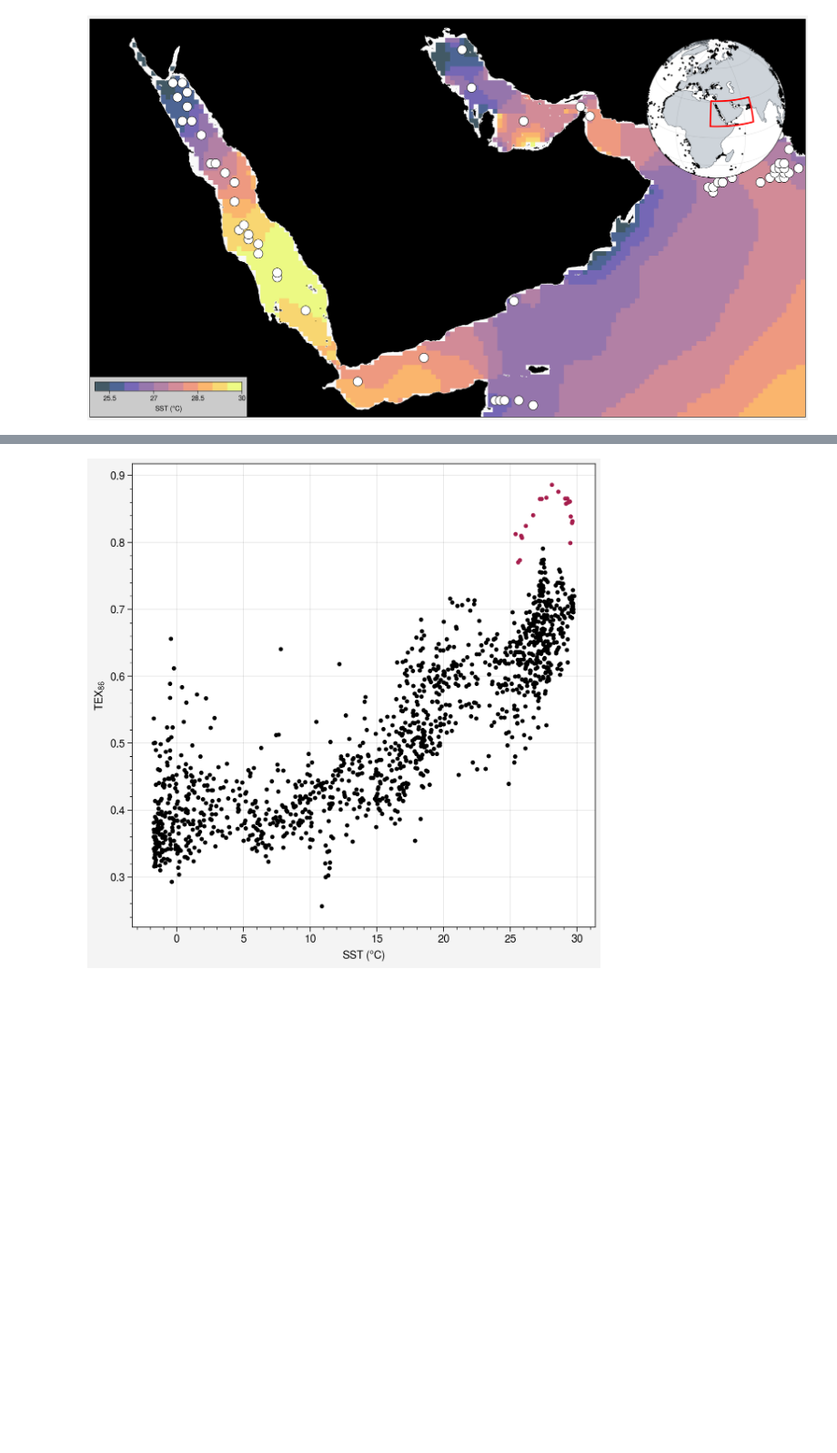
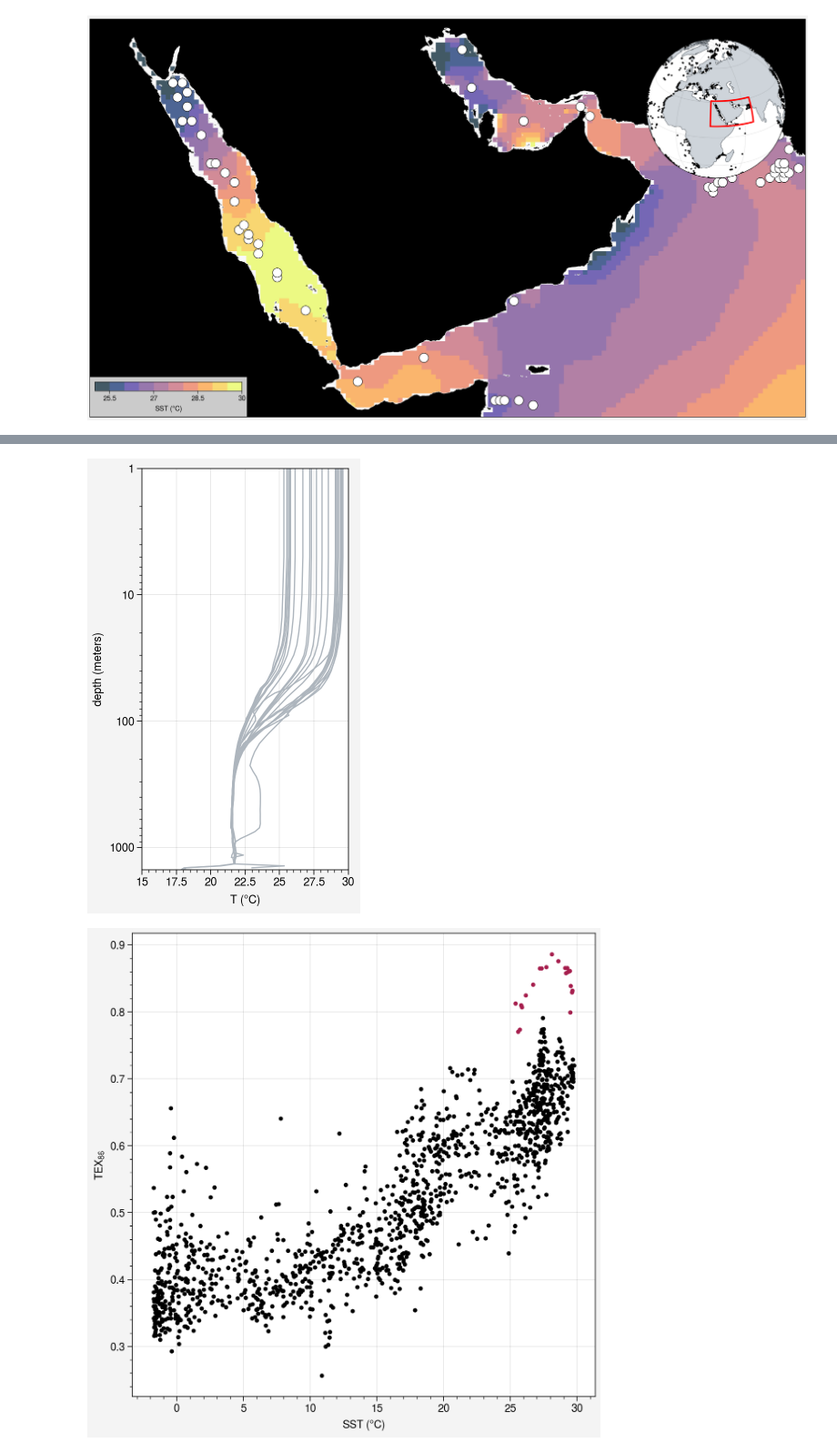
Before and after one commit to PaleoLipidRR/nutrient-effect-on-TEX, a Jupyter notebook: notebooks/viz4slides/IMOG_presentation.ipynb, the cells around one changed output, grey strips where cells are left out. Shown at 91% size. Saved outputs shown, nothing was run; the diff lists cells and outputs as text; code cells hidden in the pictures; blank space fills up the shorter version.

```diff
--- a/notebooks/viz4slides/IMOG_presentation.ipynb
+++ b/notebooks/viz4slides/IMOG_presentation.ipynb
@@ -338,3 +400,31 @@ fig.savefig(
+# %%
+fig, axs = plot.subplots(figsize=(3,5))
+
+redsea_coretop_df = coretop_df[coretop_df['region_ID']==31].copy().reset_index(drop=True)
+
+for i in range(len(redsea_coretop_df)):
+    match_lat = redsea_coretop_df.loc[i,'lat']
+    match_lon = redsea_coretop_df.loc[i,'lon']
+    Tprofile_ = T_da['t_an'].squeeze('time').sel(lat=match_lat,lon=match_lon,method='nearest').values
+    depth_ = T_da.depth
+    axs[0].plot(Tprofile_,depth_,c='gray5',lw=1)
+
+axs[0].format(
+    ylim=(1500,1),
+    xlim=(15,30),
+    yscale='log',
+    xlabel=f'T ($\degree$C)'
+)
+
+fpath = f'/home/rrattan/Documents/GitHub/nutrient-effect-on-TEX/figures/viz_for_presentations/IMOG2025'
+fname = 'T_profiles_coretop_reasea'
+axs.format(facecolor='white')
+fig.savefig(
+    os.path.join(fpath,fname+'.png'),
+    box_inches='tight',embed_fonts=True,dpi=600,
+)
+# %% [output]
+[figure, added]
 # %%
 fig, axs = plot.subplots(width=6)
 
```
Also changed, not shown: parts of 3 cells of this notebook, 6 other files.
